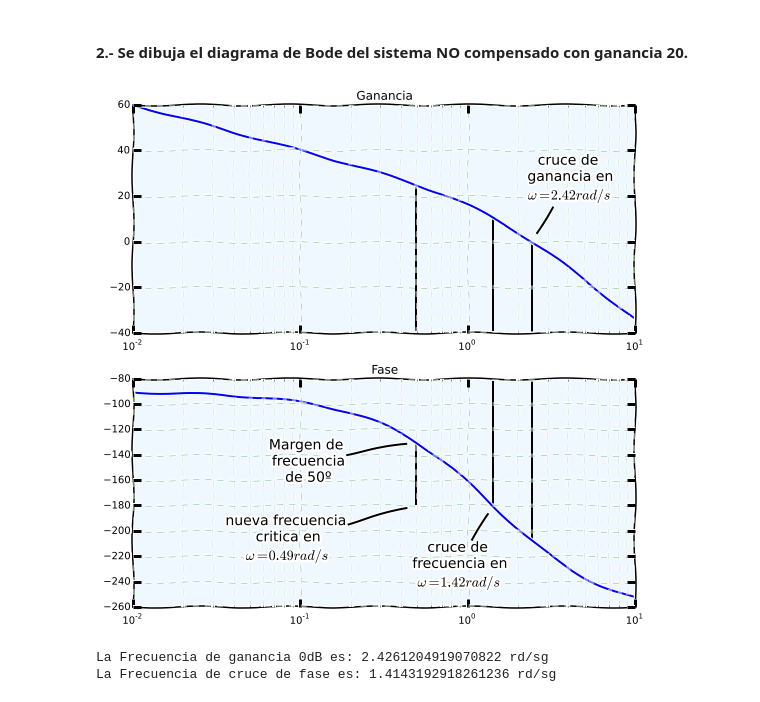
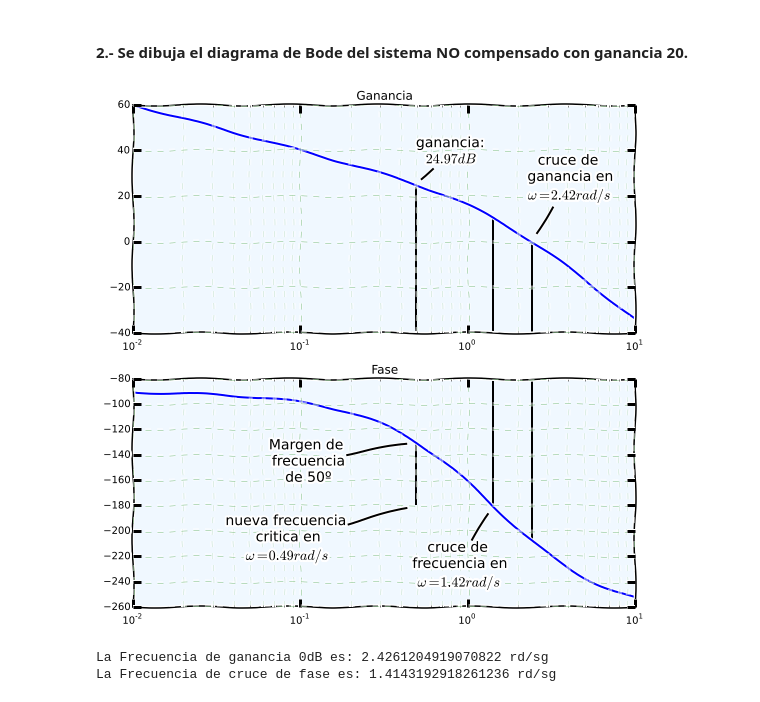
Before and after one commit to estevaofv/apuntes_automatica_II, a Jupyter notebook: Tecnica_de_compensacion_retraso-adelanto.ipynb, the cells around one changed output. Cells and saved outputs as stored; diff of their text form; code cells hidden in the pictures.

```diff
--- a/Tecnica_de_compensacion_retraso-adelanto.ipynb
+++ b/Tecnica_de_compensacion_retraso-adelanto.ipynb
@@ -65,7 +67,7 @@ sys_G = signal.lti([K],[1,3,2,0])
 #sys_G
 w, mag, phase = signal.bode(sys_G) # Diagrama de bode: frecuencias, magnitud y fase
 #from matplotlib.pyplot import setp
-# Añadiendo un toke 'comic'o
+# Añadiendo un toke 'comic'o al puro estilo xkcd
 with plt.xkcd():
     fig, (ax1, ax2) = plt.subplots(2, 1, figsize=(9, 9))
     ax1.set_title('Ganancia')
@@ -92,34 +94,42 @@ with plt.xkcd():
                rotation=0,
                dashrotation=60,
                dashpush=10,
                )
     ax2.text(1.4143192918261236, -180, u'cruce de \n frecuencia en \n $\omega = 1.42 rad/s$', withdash=True,
                dashdirection=0,
                dashlength=30,
                rotation=0,
                dashrotation=60,
                dashpush=10,
                )
 
     ax2.text(0.4918078670327874, -180, u'nueva frecuencia \n critica en \n $\omega= 0.49 rad/s$', withdash=True,
                dashdirection=0,
                dashlength=60,
                rotation=0,
                dashrotation=15,
                dashpush=10,
                )
     ax2.text(0.4918078670327874, -130, u'Margen de \n frecuencia \n de 50º', withdash=True,
                dashdirection=0,
                dashlength=60,
                rotation=0,
                dashrotation=10,
                dashpush=10,
                )
 
+    ax1.text(0.4918078670327874, 24.970845855303466, u'ganancia: \n $24.97dB$', withdash=True,
+               dashdirection=1,
+               dashlength=15,
+               rotation=0,
+               dashrotation=45,
+               dashpush=8,
+               )
+
     ax1.set_axis_bgcolor('aliceblue')
     ax2.set_axis_bgcolor('aliceblue')
 # %% [output]
-[figure, old version]
+[figure, new version]
 # %%
 M_W = interpolate.interp1d(mag,w)
 W_M = interpolate.interp1d(w,mag)
```
Also changed, not shown: parts of 24 cells of this notebook, 1 other file.
